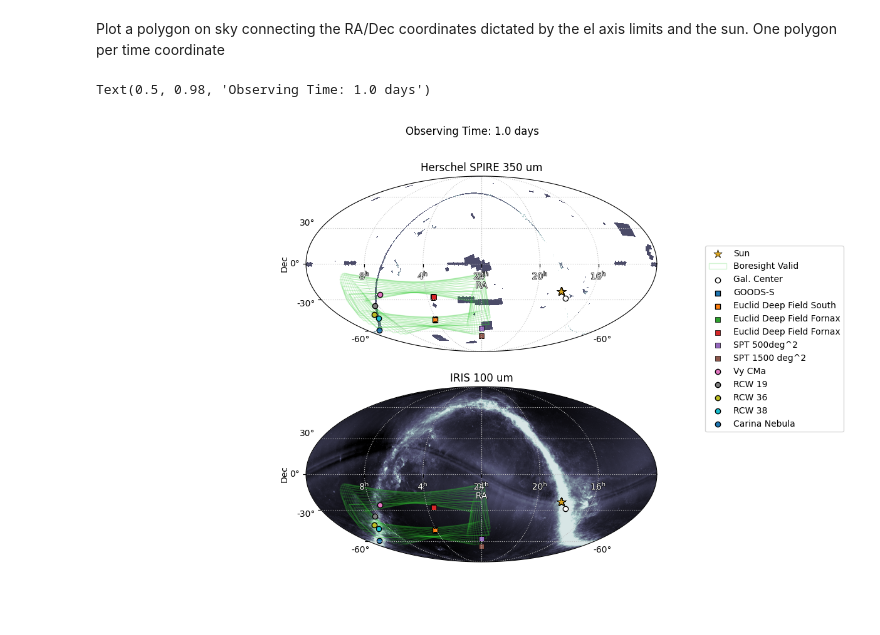
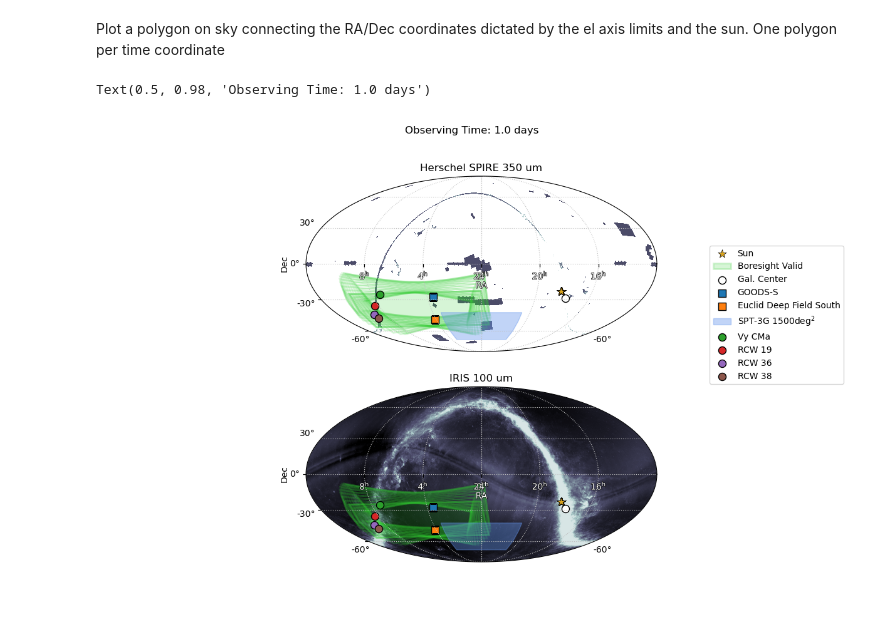
Before and after one commit to tim-balloon/tim-memos, a Jupyter notebook: mission_planning/TIM_sky_coverage.ipynb, the cells around one changed output. Saved outputs shown, nothing was run; the diff lists cells and outputs as text; code cells hidden in the pictures.

Commit message:
Update SPT field

```diff
--- a/mission_planning/TIM_sky_coverage.ipynb
+++ b/mission_planning/TIM_sky_coverage.ipynb
@@ -202,14 +200,14 @@ def altaz_to_radec_helper(alt, az):
 def plot_from_catalog_helper(ax, name):
     foo = SkyCoord.from_name(name)
     coord = SkyCoord(foo.ra, foo.dec, obstime=times, location=mcmurdo)
-    ax.scatter(coord.ra, coord.dec, edgecolor='k', transform=ax.get_transform('icrs'), label=name)
+    ax.scatter(coord.ra, coord.dec, s=75, edgecolor='k', transform=ax.get_transform('icrs'), label=name)
     return foo
 # %% [markdown]
 Plot a polygon on sky connecting the RA/Dec coordinates dictated by the el axis limits and the sun. One polygon per time coordinate
 # %%
 def allsky_query(hips, reload=False):
     fname = hips.replace('/', '_') + '.fits'
-    if os.path.exists(fname) and reload:
+    if os.path.exists(fname) and reload or not os.path.exists(fname):
         result = hips2fits.query(
             hips=hips,
             ra=0 * u.deg,
@@ -291,7 +289,7 @@ for j, ax in enumerate(axs):
             unit='deg',
             frame=ICRS
         )
-        reg = PolygonSkyRegion(vertices=verts, visual=dict(fill=True, edgecolor='limegreen', facecolor=None))
+        reg = PolygonSkyRegion(vertices=verts, visual=dict(fill=True, edgecolor='limegreen', linewidth=2, facecolor=None))
         rs.append(reg)
     regions = Regions(rs)
     regions.write('myregions.reg', format='ds9', overwrite=True)
@@ -299,18 +297,42 @@ for j, ax in enumerate(axs):
     px_regions = [r.to_pixel(wcs) for r in rs]
     for i, p in enumerate(px_regions):
         if i == 0:
-            p.plot(ax=ax, edgecolor='limegreen', facecolor='none', alpha=max(1/len(times), 0.2), label='Boresight Valid')
+            p.plot(ax=ax, edgecolor='limegreen', facecolor='limegreen', alpha=max(1/len(times), 0.2), label='Boresight Valid')
         # p.plot(ax=ax, edgecolor='k', alpha=max(1/len(times), 0.01))
         p.plot(ax=ax, facecolor='none', edgecolor='limegreen', alpha=0.2)
 
     # some additional points of interest
-    ax.scatter(gal_center.ra, gal_center.dec, facecolor='w', edgecolor='k', transform=ax.get_transform('icrs'), label='Gal. Center')
-    ax.scatter(goods_s.ra, goods_s.dec, marker='s', edgecolor='k', transform=ax.get_transform('icrs'), label='GOODS-S')
-    ax.scatter(edfs.ra, edfs.dec, marker='s', edgecolor='k', transform=ax.get_transform('icrs'), label='Euclid Deep Field South')
-    ax.scatter(edff.ra, edff.dec, marker='s', linewidth=0.5, edgecolor='k', transform=ax.get_transform('icrs'), label='Euclid Deep Field Fornax')
-    ax.scatter(edff.ra, edff.dec, marker='s', linewidth=0.5, edgecolor='k', transform=ax.get_transform('icrs'), label='Euclid Deep Field Fornax')
-    ax.scatter(spt_summer.ra, spt_summer.dec, marker='s', linewidth=0.5, edgecolor='k', transform=ax.get_transform('icrs'), label='SPT 500deg^2')
-    ax.scatter(spt_winter.ra, spt_winter.dec, marker='s', linewidth=0.5, edgecolor='k', transform=ax.get_transform('icrs'), label='SPT 1500 deg^2')
+    ax.scatter(gal_center.ra, gal_center.dec, s=75, facecolor='w', edgecolor='k', transform=ax.get_transform('icrs'), label='Gal. Center')
+    ax.scatter(goods_s.ra, goods_s.dec, s=75, marker='s', edgecolor='k', transform=ax.get_transform('icrs'), label='GOODS-S')
+    ax.scatter(edfs.ra, edfs.dec, s=75, marker='s', edgecolor='k', transform=ax.get_transform('icrs'), label='Euclid Deep Field South')
+    # ax.scatter(edff.ra, edff.dec, marker='s', linewidth=0.5, edgecolor='k', transform=ax.get_transform('icrs'), label='Euclid Deep Field Fornax')
+
+    verts = SkyCoord([
+                '20h40m0s',
+                '20h40m0s',
+                '20h40m0s',
+                '20h40m0s',
+                '3h20m0s',
+                '3h20m0s',
+                '3h20m0s',
+                '3h20m0s',
+            ],
+            [
+                '-70d0m0s',
+                '-60d0m0s',
+                '-50d0m0s',
+                '-42d0m0s',
+                '-42d0m0s',
+                '-50d0m0s',
+                '-60d0m0s',
+                '-70d0m0s',
+            ],
+            unit='deg',
+            frame=ICRS
+    )# https://www.researchgate.net/publication/348251485_Measurements_of_the_E-Mode_Polarization_and_Temperature-E-Mode_Correlation_of_the_CMB_from_SPT-3G_2018_Data/download?_tp=eyJjb250ZXh0Ijp7ImZpcnN0UGFnZSI6Il9kaXJlY3QiLCJwYWdlIjoiX2RpcmVjdCJ9fQ
+    spt_reg = PolygonSkyRegion(vertices=verts, visual=dict(fill=True, edgecolor='cornflowerblue', linewidth=1, facecolor=None))
+    px_region = spt_reg.to_pixel(wcs)
+    px_region.plot(ax=ax, facecolor='cornflowerblue', edgecolor='cornflowerblue', alpha=0.4, label='SPT-3G 1500deg$^2$')
 
     plot_from_catalog_helper(ax, 'Vy CMa')
     rcw19 = plot_from_catalog_helper(ax, 'RCW 19')
@@ -319,34 +341,34 @@ for j, ax in enumerate(axs):
     rcw38 = plot_from_catalog_helper(ax, 'RCW 38')
     # plot_from_catalog_helper(ax, 'RCW 42')
     # plot_from_catalog_helper(ax, 'RCW 49')
-    carina = plot_from_catalog_helper(ax, 'Carina Nebula')
+    # carina = plot_from_catalog_helper(ax, 'Carina Nebula')
     # plot_from_catalog_helper(ax, 'NGC 253')
     # plot_from_catalog_helper(ax, 'HH 47')
     # plot_from_catalog_helper(ax, 'TW Hydrae')
     # plot_from_catalog_helper(ax, 'NGC 3576')
     # plot_from_catalog_helper(ax, 'NGC 3603')
     # plot_from_catalog_helper(ax, 'Vela Molecular Ridge')
     # plot_from_catalog_helper(ax, 'Beta Gruis')
     # plot_from_catalog_helper(ax, '[MHL2007] G259.0453-01.5559 1') # Young Stellar Object Candidate
     # plot_from_catalog_helper(ax, 'NGC 2579')
     # plot_from_catalog_helper(ax, 'IRAS 08088-3554')
     # plot_from_catalog_helper(ax, 'CG 30')
     # plot_from_catalog_helper(ax, 'IRAS 08448-4343')
 
     # for hh in [120, 132, 133, 171, 188, 217, 219, 246]: # [46, 47, 72, 73, 74, 75,]
     #     plot_from_catalog_helper(ax, 'HH' + str(hh))
 
     ax.set_xlabel('RA', color='w', path_effects=path_effects)
     ax.set_ylabel('Dec')
     if j == 0:
         ax.legend(loc='upper right', ncol=1, bbox_transform=fig.transFigure, bbox_to_anchor=(1, 0.75))
     # fig.tight_layout()
 
 ax0.set_title('Herschel SPIRE 350 um')
 ax1.set_title('IRIS 100 um')
 fig.suptitle(f'Observing Time: {(t[-1] - t[0]).to(u.day).value:.1f} days')
 
 # fig.tight_layout()
 # %% [output]
 Text(0.5, 0.98, 'Observing Time: 1.0 days')
-[figure, old version]
+[figure, new version]
```
Also changed, not shown: parts of 1 cell of this notebook.
